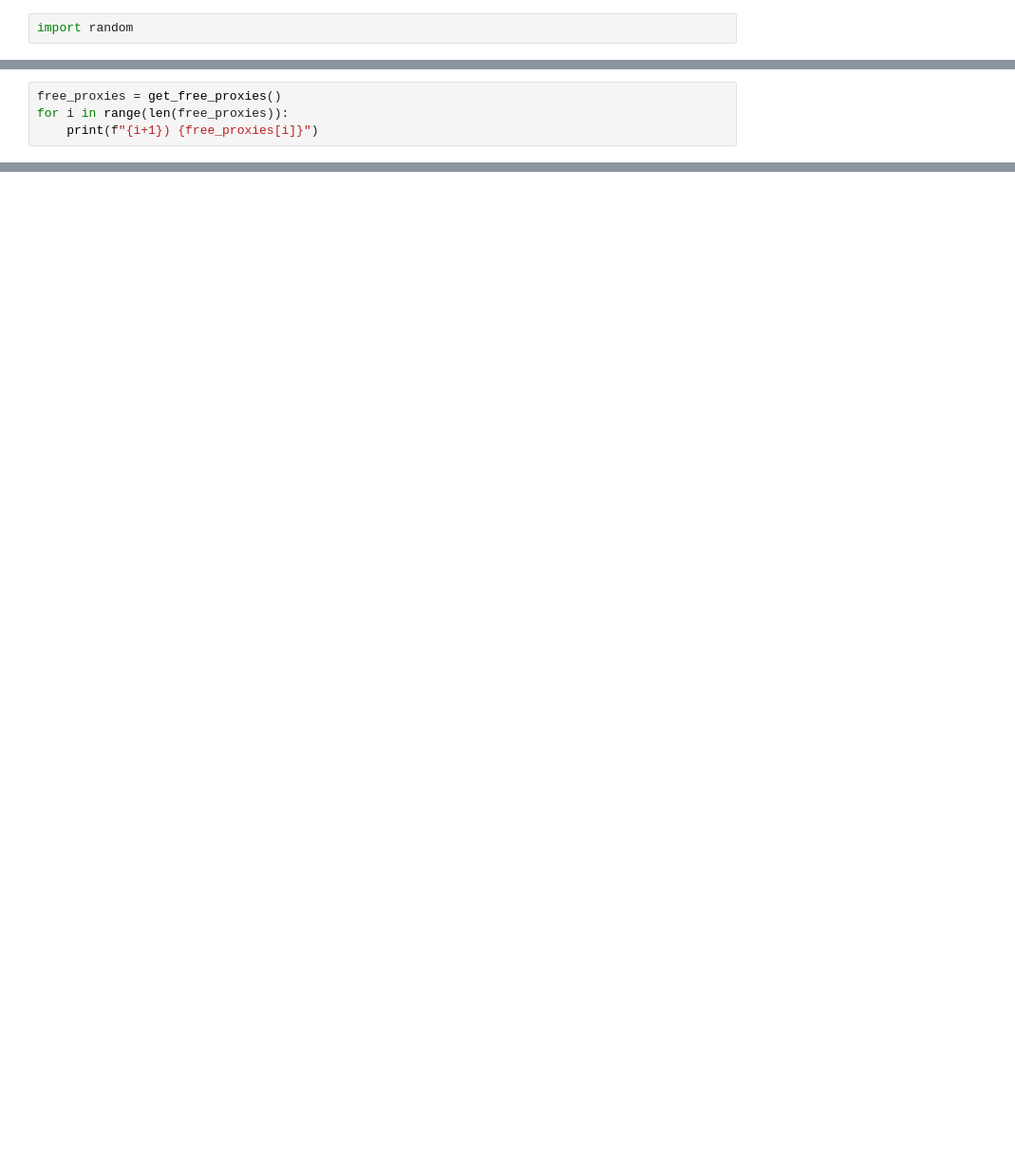
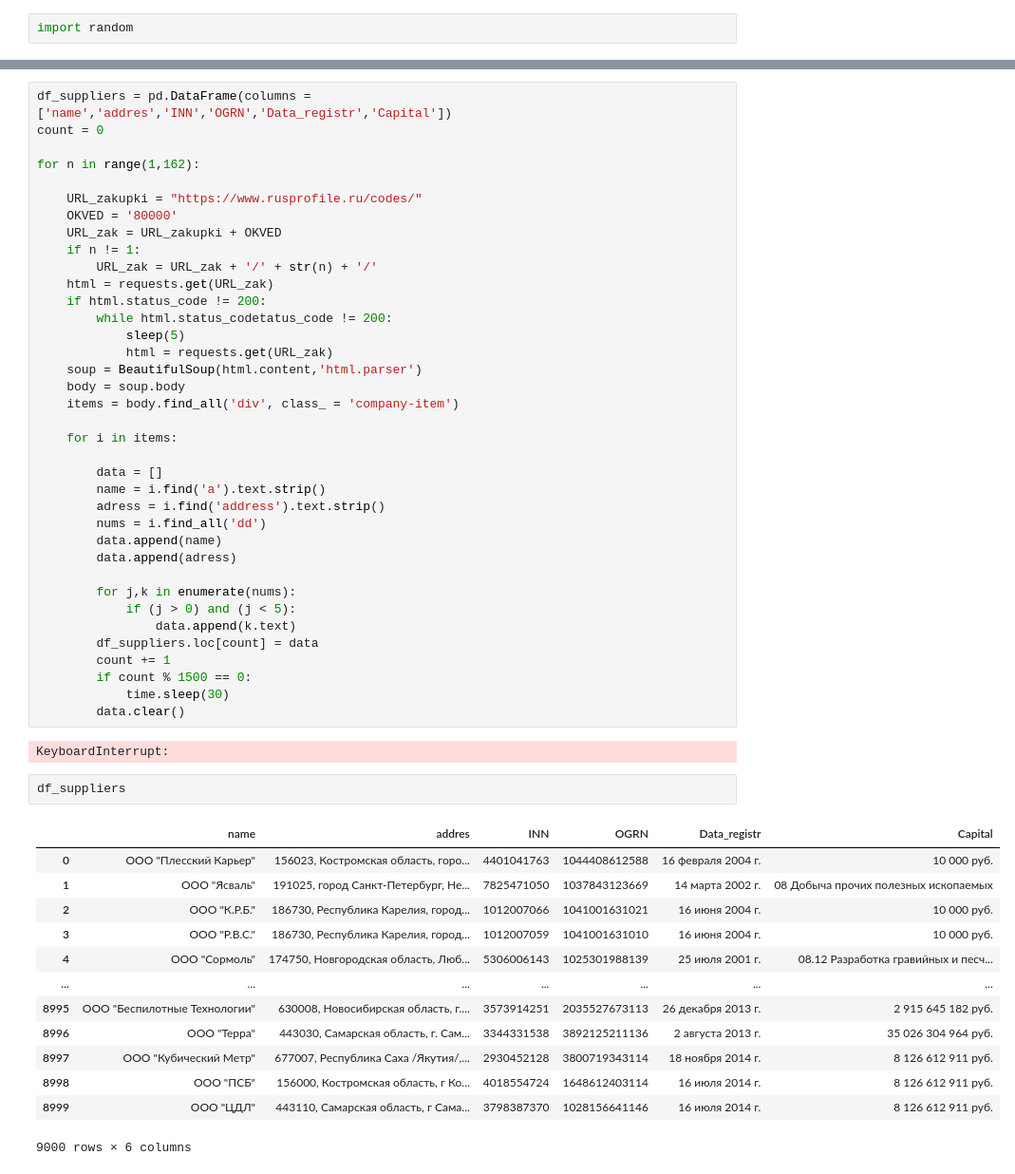
Before and after one commit to OctoBus177/Hackaton_RosAtom, a Jupyter notebook: parsing.ipynb, the cells around one changed output, grey strips where cells are left out. Shown at 95% size. Drawn from its saved outputs; the diff is of its cells as text; blank space fills up the shorter version.

```diff
--- a/parsing.ipynb
+++ b/parsing.ipynb
@@ -176,4 +142,0 @@ AttributeError: 'NoneType' object has no attribute 'find_all'
-# %%
-free_proxies = get_free_proxies()
-for i in range(len(free_proxies)):
-    print(f"{i+1}) {free_proxies[i]}")
@@ -179,0 +175,55 @@ for i in range(len(free_proxies)):
+# %%
+df_suppliers = pd.DataFrame(columns = ['name','addres','INN','OGRN','Data_registr','Capital'])
+count = 0
+
+for n in range(1,162):
+
+    URL_zakupki = "https://www.rusprofile.ru/codes/"
+    OKVED = '80000'
+    URL_zak = URL_zakupki + OKVED
+    if n != 1:
+        URL_zak = URL_zak + '/' + str(n) + '/'
+    html = requests.get(URL_zak)
+    if html.status_code != 200:
+        while html.status_codetatus_code != 200:
+            sleep(5)
+            html = requests.get(URL_zak)
+    soup = BeautifulSoup(html.content,'html.parser')
+    body = soup.body
+    items = body.find_all('div', class_ = 'company-item')
+
+    for i in items:
+
+        data = []
+        name = i.find('a').text.strip()
+        adress = i.find('address').text.strip()
+        nums = i.find_all('dd')
+        data.append(name)
+        data.append(adress)
+
+        for j,k in enumerate(nums):
+            if (j > 0) and (j < 5):
+                data.append(k.text)
+        df_suppliers.loc[count] = data
+        count += 1
+        if count % 1500 == 0:
+            time.sleep(30)
+        data.clear()
+# %% [output]
+KeyboardInterrupt:
+# %%
+df_suppliers
+# %% [output]
+|  | name | addres | INN | OGRN | Data_registr | Capital |
+| 0 | ООО "Плесский Карьер" | 156023, Костромская область, горо... | 4401041763 | 1044408612588 | 16 февраля 2004 г. | 10 000 руб. |
+| 1 | ООО "Ясваль" | 191025, город Санкт-Петербург, Не... | 7825471050 | 1037843123669 | 14 марта 2002 г. | 08 Добыча прочих полезных ископаемых |
+| 2 | ООО "К.Р.Б." | 186730, Республика Карелия, город... | 1012007066 | 1041001631021 | 16 июня 2004 г. | 10 000 руб. |
+| 3 | ООО "Р.В.С." | 186730, Республика Карелия, город... | 1012007059 | 1041001631010 | 16 июня 2004 г. | 10 000 руб. |
+| 4 | ООО "Сормоль" | 174750, Новгородская область, Люб... | 5306006143 | 1025301988139 | 25 июля 2001 г. | 08.12 Разработка гравийных и песч... |
+| ... | ... | ... | ... | ... | ... | ... |
+| 8995 | ООО "Беспилотные Технологии" | 630008, Новосибирская область, г.... | 3573914251 | 2035527673113 | 26 декабря 2013 г. | 2 915 645 182 руб. |
+| 8996 | ООО "Терра" | 443030, Самарская область, г. Сам... | 3344331538 | 3892125211136 | 2 августа 2013 г. | 35 026 304 964 руб. |
+| 8997 | OOO "Кубический Метр" | 677007, Республика Саха /Якутия/,... | 2930452128 | 3800719343114 | 18 ноября 2014 г. | 8 126 612 911 руб. |
+| 8998 | ООО "ПСБ" | 156000, Костромская область, г Ко... | 4018554724 | 1648612403114 | 16 июля 2014 г. | 8 126 612 911 руб. |
+| 8999 | ООО "ЦДЛ" | 443110, Самарская область, г Сама... | 3798387370 | 1028156641146 | 16 июля 2014 г. | 8 126 612 911 руб. |
+9000 rows × 6 columns
```
Also changed, not shown: parts of 10 cells of this notebook.
